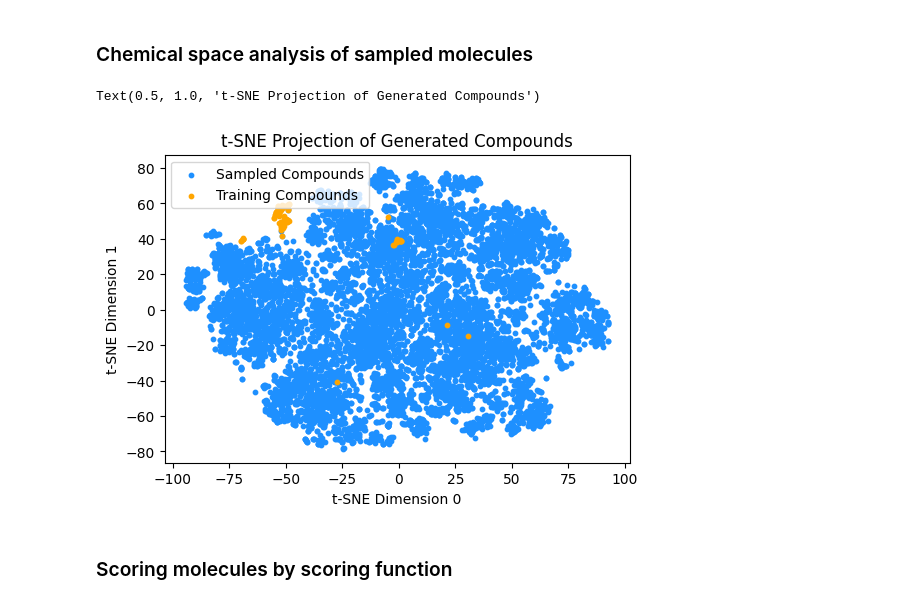
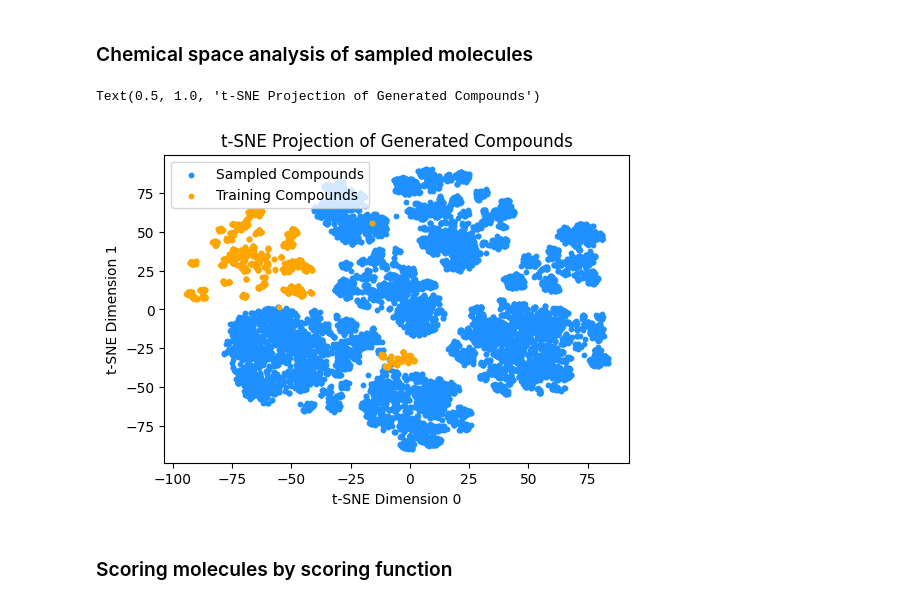
Before and after one commit to cmwoodley/GP_QSAR_notebooks, a Jupyter notebook: Libinvent/notebooks/02-sampling_workflow.ipynb, the cells around one changed output. Cells and saved outputs as stored; diff of their text form; code cells hidden in the pictures.

```diff
--- a/Libinvent/notebooks/02-sampling_workflow.ipynb
+++ b/Libinvent/notebooks/02-sampling_workflow.ipynb
@@ -124,27 +124,28 @@ sampled_mols = sampled_mols[["*" not in x for x in sampled_mols["SMILES"]]].rese
 # %%
 from sklearn.manifold import TSNE
 import numpy as np
 import matplotlib.pyplot as plt
 
 tsne = TSNE(n_components=2, random_state=42)
 
-training_mols = [x for x in Chem.SDMolSupplier("./Plasmepsin X inhibitors.sdf")]
+training_df = pd.read_csv("../data/JNK1_processed.csv")
+training_mols = [Chem.MolFromSmiles(x) for x in training_df["Smiles"]]
 all_mols = training_mols + [Chem.MolFromSmiles(x) for x in sampled_mols["SMILES"]]
 fp = np.array([AllChem.GetMorganFingerprintAsBitVect(x, 2, 2048) for x in all_mols])
 
 sampled_tsne = tsne.fit_transform(fp)
 
 fig, ax = plt.subplots(1,1,figsize=(6,4))
 
 ax.scatter(sampled_tsne[len(training_mols):,0], sampled_tsne[len(training_mols):,1], label="Sampled Compounds", color="dodgerblue", s=10)
 ax.scatter(sampled_tsne[:len(training_mols),0], sampled_tsne[:len(training_mols),1], label="Training Compounds", color="orange", s=10)
 ax.legend(loc="upper left")
 ax.set_ylabel("t-SNE Dimension 1")
 ax.set_xlabel("t-SNE Dimension 0")
 ax.set_title("t-SNE Projection of Generated Compounds")
 # %% [output]
 Text(0.5, 1.0, 't-SNE Projection of Generated Compounds')
-[figure, old version]
+[figure, new version]
 # %% [markdown]
 ### Scoring molecules by scoring function
 # %%
```
Also changed, not shown: parts of 9 cells of this notebook, 3 other files.
